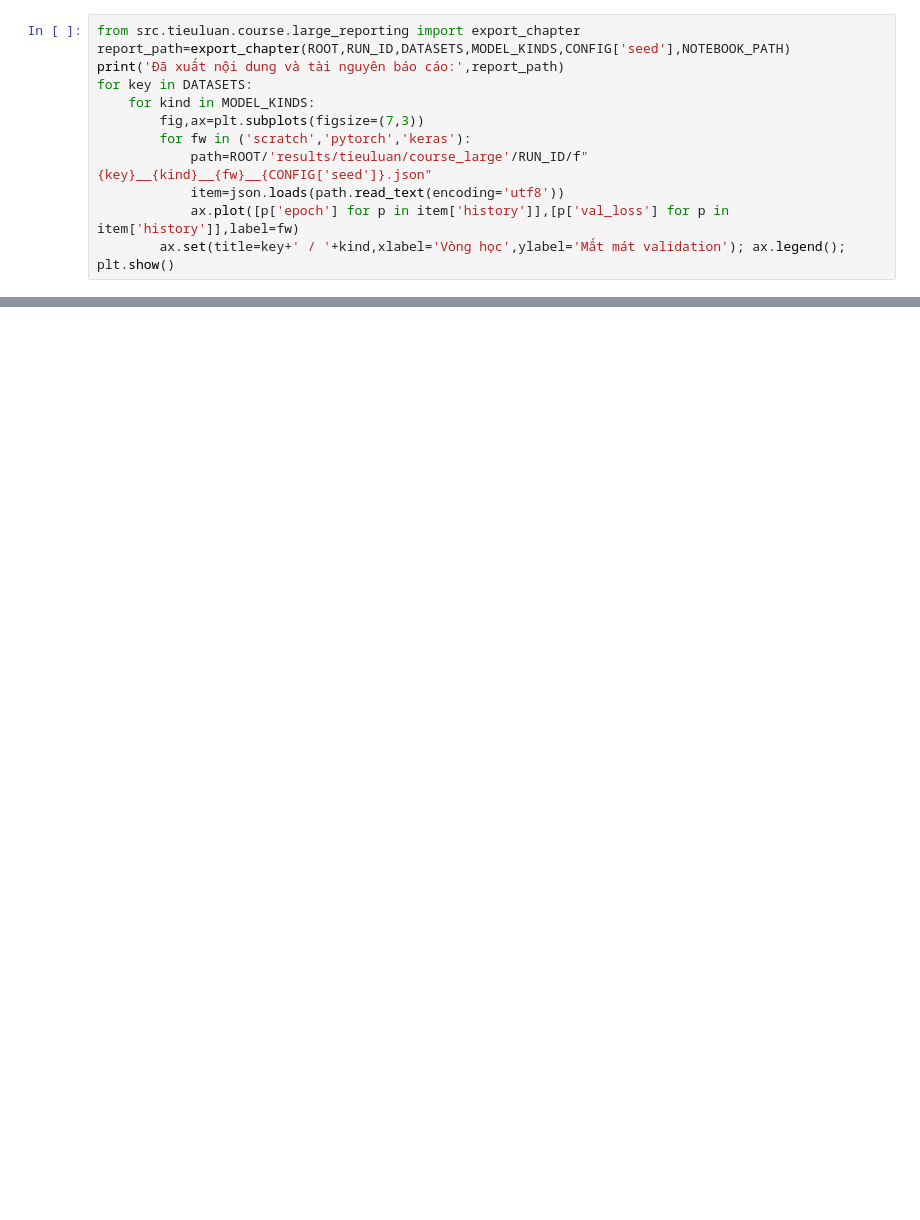
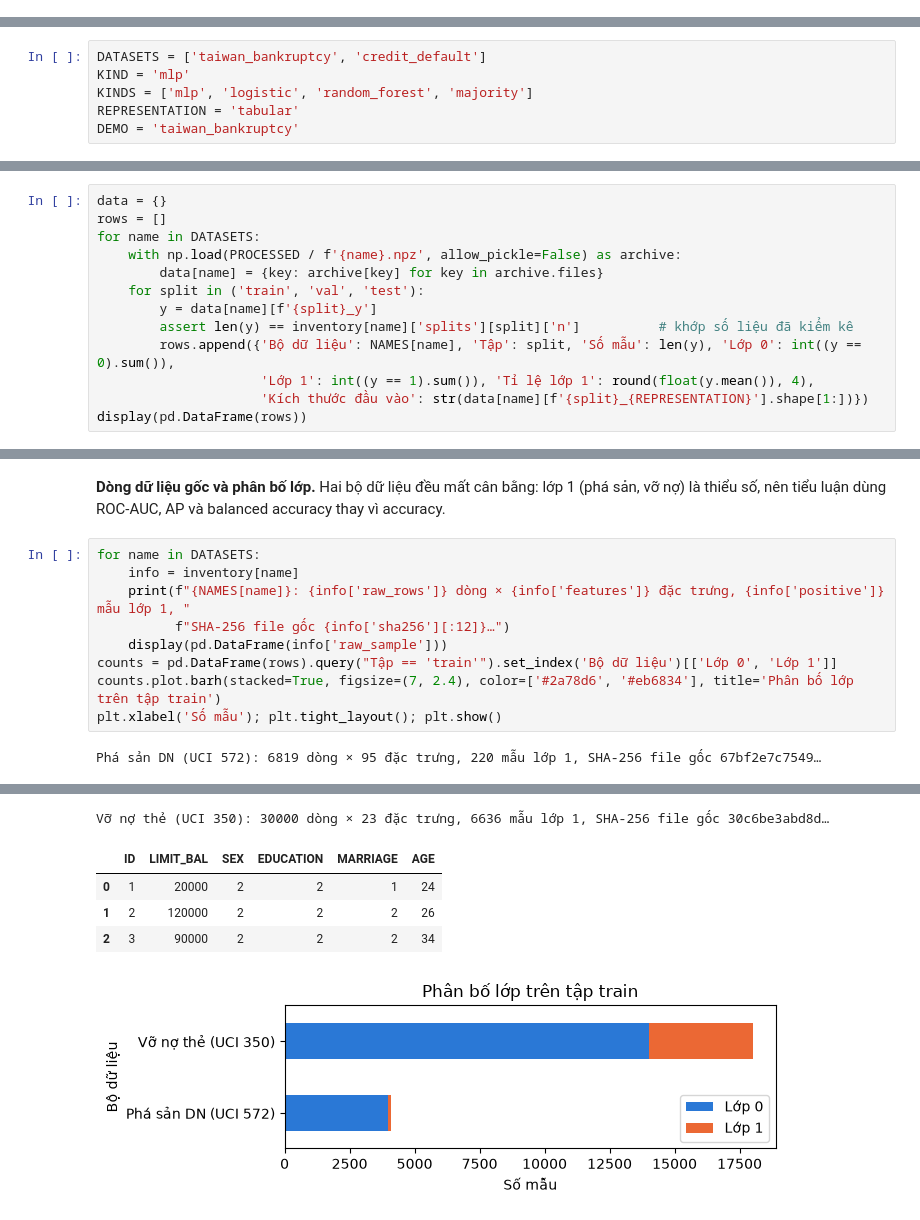
Before and after one commit to Sagitoaz/intelligent-system-assignment-01, a Jupyter notebook: notebooks/tieuluan/02_ml.ipynb, the cells around one changed output, grey strips where cells are left out. Saved outputs shown, nothing was run; the diff lists cells and outputs as text; blank space fills up the shorter version.

```diff
--- a/notebooks/tieuluan/02_ml.ipynb
+++ b/notebooks/tieuluan/02_ml.ipynb
@@ -1525,12 +0,0 @@ display(pd.DataFrame([{'Dữ liệu':r['dataset'],'Mô hình':r['kind'],'Cài đ
-# %%
-from src.tieuluan.course.large_reporting import export_chapter
-report_path=export_chapter(ROOT,RUN_ID,DATASETS,MODEL_KINDS,CONFIG['seed'],NOTEBOOK_PATH)
-print('Đã xuất nội dung và tài nguyên báo cáo:',report_path)
-for key in DATASETS:
-    for kind in MODEL_KINDS:
-        fig,ax=plt.subplots(figsize=(7,3))
-        for fw in ('scratch','pytorch','keras'):
-            path=ROOT/'results/tieuluan/course_large'/RUN_ID/f"{key}__{kind}__{fw}__{CONFIG['seed']}.json"
-            item=json.loads(path.read_text(encoding='utf8'))
-            ax.plot([p['epoch'] for p in item['history']],[p['val_loss'] for p in item['history']],label=fw)
-        ax.set(title=key+' / '+kind,xlabel='Vòng học',ylabel='Mất mát validation'); ax.legend(); plt.show()
@@ -1536,0 +40,6 @@ for key in DATASETS:
+# %%
+DATASETS = ['taiwan_bankruptcy', 'credit_default']
+KIND = 'mlp'
+KINDS = ['mlp', 'logistic', 'random_forest', 'majority']
+REPRESENTATION = 'tabular'
+DEMO = 'taiwan_bankruptcy'
@@ -1536,0 +51,13 @@ for key in DATASETS:
+# %%
+data = {}
+rows = []
+for name in DATASETS:
+    with np.load(PROCESSED / f'{name}.npz', allow_pickle=False) as archive:
+        data[name] = {key: archive[key] for key in archive.files}
+    for split in ('train', 'val', 'test'):
+        y = data[name][f'{split}_y']
+        assert len(y) == inventory[name]['splits'][split]['n']          # khớp số liệu đã kiểm kê
+        rows.append({'Bộ dữ liệu': NAMES[name], 'Tập': split, 'Số mẫu': len(y), 'Lớp 0': int((y == 0).sum()),
+                     'Lớp 1': int((y == 1).sum()), 'Tỉ lệ lớp 1': round(float(y.mean()), 4),
+                     'Kích thước đầu vào': str(data[name][f'{split}_{REPRESENTATION}'].shape[1:])})
+display(pd.DataFrame(rows))
@@ -1536,0 +72,14 @@ for key in DATASETS:
+# %% [markdown]
+**Dòng dữ liệu gốc và phân bố lớp.** Hai bộ dữ liệu đều mất cân bằng: lớp 1 (phá sản, vỡ nợ) là thiểu số,
+nên tiểu luận dùng ROC-AUC, AP và balanced accuracy thay vì accuracy.
+# %%
+for name in DATASETS:
+    info = inventory[name]
+    print(f"{NAMES[name]}: {info['raw_rows']} dòng × {info['features']} đặc trưng, {info['positive']} mẫu lớp 1, "
+          f"SHA-256 file gốc {info['sha256'][:12]}…")
+    display(pd.DataFrame(info['raw_sample']))
+counts = pd.DataFrame(rows).query("Tập == 'train'").set_index('Bộ dữ liệu')[['Lớp 0', 'Lớp 1']]
+counts.plot.barh(stacked=True, figsize=(7, 2.4), color=['#2a78d6', '#eb6834'], title='Phân bố lớp trên tập train')
+plt.xlabel('Số mẫu'); plt.tight_layout(); plt.show()
+# %% [output]
+Phá sản DN (UCI 572): 6819 dòng × 95 đặc trưng, 220 mẫu lớp 1, SHA-256 file gốc 67bf2e7c7549…
@@ -1536,0 +90,6 @@ for key in DATASETS:
+Vỡ nợ thẻ (UCI 350): 30000 dòng × 23 đặc trưng, 6636 mẫu lớp 1, SHA-256 file gốc 30c6be3abd8d…
+|  | ID | LIMIT_BAL | SEX | EDUCATION | MARRIAGE | AGE |
+| 0 | 1 | 20000 | 2 | 2 | 1 | 24 |
+| 1 | 2 | 120000 | 2 | 2 | 2 | 26 |
+| 2 | 3 | 90000 | 2 | 2 | 2 | 34 |
+[figure, added]
```
Also changed, not shown: parts of 40 cells of this notebook, 34 other files.
